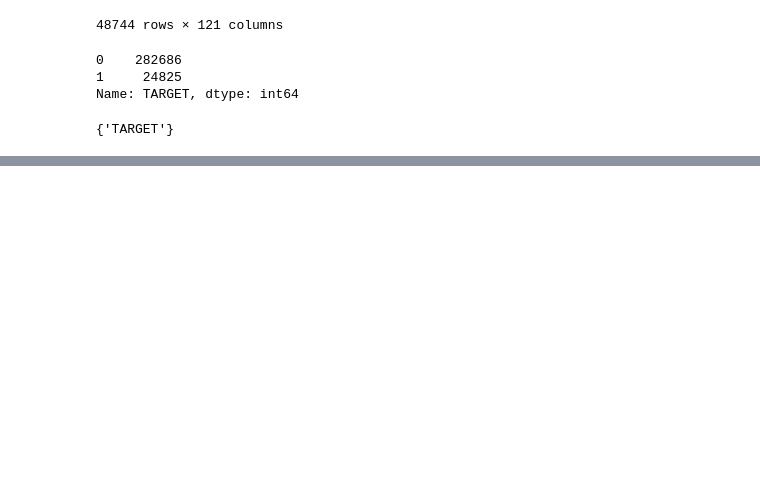
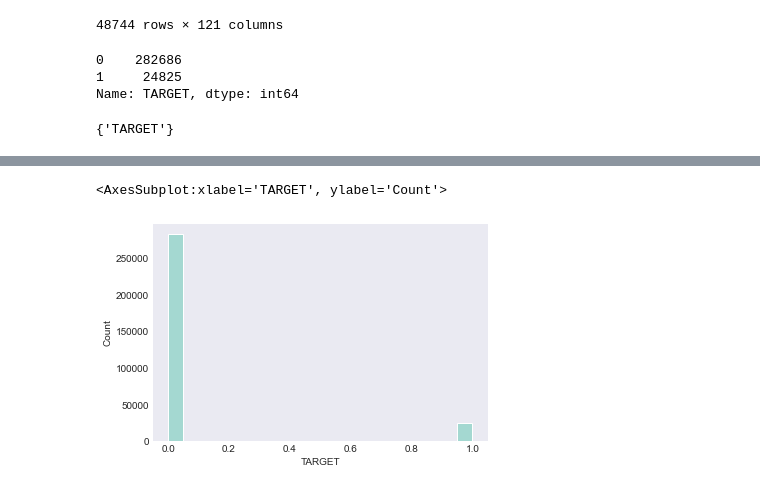
Before and after one commit to dolitham/home-credit, a Jupyter notebook: exploration.ipynb, the cells around one changed output, grey strips where cells are left out. Cells and saved outputs as stored; diff of their text form; code cells hidden in the pictures; blank space fills up the shorter version.

```diff
--- a/exploration.ipynb
+++ b/exploration.ipynb
@@ -3,8 +3,11 @@ import numpy as np
 import pandas as pd
 import matplotlib.pyplot as plt
 import seaborn as sns
+import plotly.graph_objects as go
+plt.style.use('dark_background')
+plt.style.use('seaborn-dark')
 # %%
-files_directory = 'files/'
+files_directory = 'input/'
 installments = pd.read_csv(files_directory + 'installments_payments.csv')
 # %%
 installments.head()
@@ -90,0 +109,5 @@ set(application_train.columns) - set(application_test.columns)
+# %%
+sns.histplot(data=application_train, x="TARGET")
+# %% [output]
+<AxesSubplot:xlabel='TARGET', ylabel='Count'>
+[figure, added]
```
Also changed, not shown: parts of 24 cells of this notebook, 6 other files.
